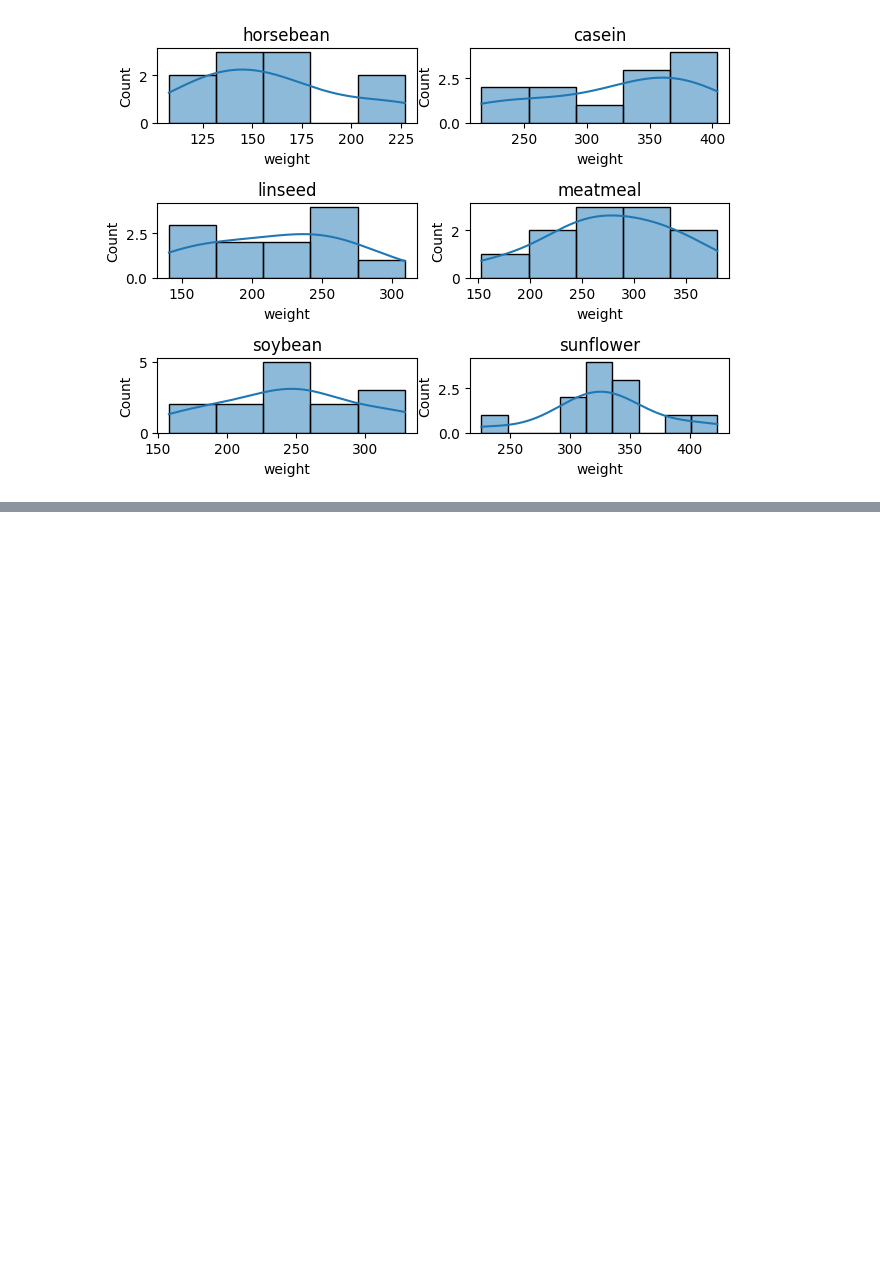
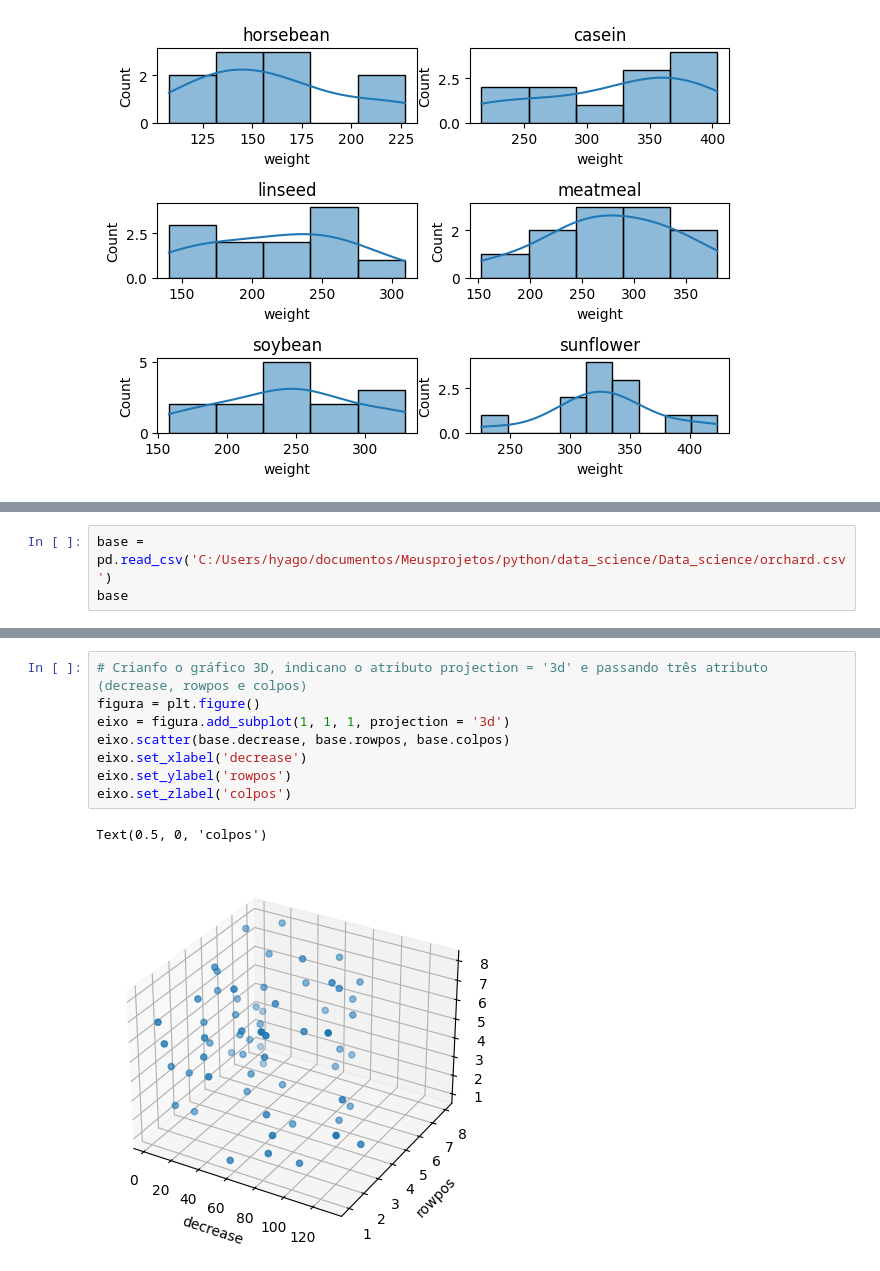
Before and after one commit to HyagoAllyf/Data_science, a Jupyter notebook: aula_13_graficos.ipynb, the cells around one changed output, grey strips where cells are left out. Saved outputs shown, nothing was run; the diff lists cells and outputs as text; blank space fills up the shorter version.

```diff
--- a/aula_13_graficos.ipynb
+++ b/aula_13_graficos.ipynb
@@ -405,0 +412,3 @@ plt.tight_layout()
+# %%
+base = pd.read_csv('C:/Users/hyago/documentos/Meusprojetos/python/data_science/Data_science/orchard.csv')
+base
@@ -405,0 +429,11 @@ plt.tight_layout()
+# %%
+# Crianfo o gráfico 3D, indicano o atributo projection = '3d' e passando três atributo (decrease, rowpos e colpos)
+figura = plt.figure()
+eixo = figura.add_subplot(1, 1, 1, projection = '3d')
+eixo.scatter(base.decrease, base.rowpos, base.colpos)
+eixo.set_xlabel('decrease')
+eixo.set_ylabel('rowpos')
+eixo.set_zlabel('colpos')
+# %% [output]
+Text(0.5, 0, 'colpos')
+[figure, added]
```
Also changed, not shown: parts of 11 cells of this notebook, 2 other files.
